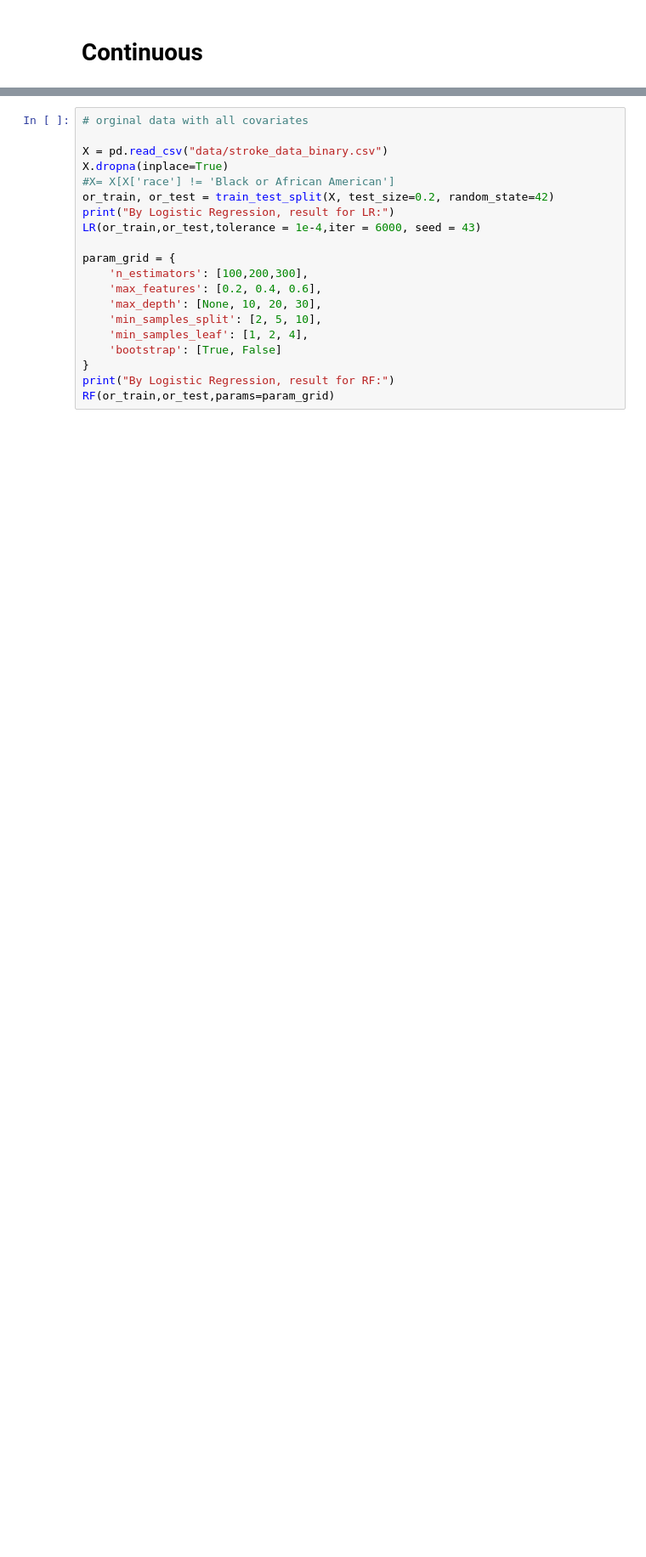
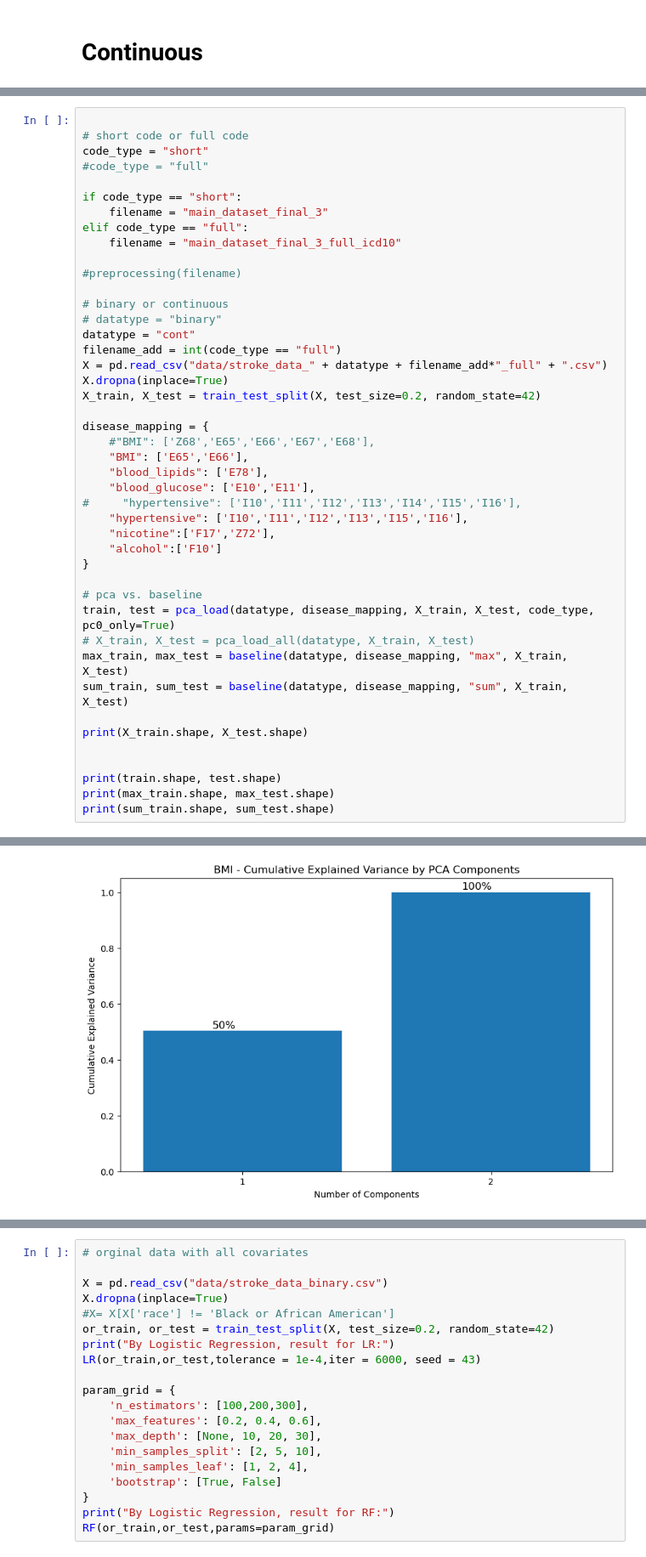
Before and after one commit to yangmeng96/sna, a Jupyter notebook: run_clf.ipynb, the cells around one changed output, grey strips where cells are left out. Shown at 85% size. Saved outputs shown, nothing was run; the diff lists cells and outputs as text; blank space fills up the shorter version.

```diff
--- a/run_clf.ipynb
+++ b/run_clf.ipynb
@@ -162,0 +174,45 @@ print(base_train.shape, base_test.shape)
+# %%
+
+# short code or full code
+code_type = "short"
+#code_type = "full"
+
+if code_type == "short":
+    filename = "main_dataset_final_3"
+elif code_type == "full":
+    filename = "main_dataset_final_3_full_icd10"
+
+#preprocessing(filename)
+
+# binary or continuous
+# datatype = "binary"
+datatype = "cont"
+filename_add = int(code_type == "full")
+X = pd.read_csv("data/stroke_data_" + datatype + filename_add*"_full" + ".csv")
+X.dropna(inplace=True)
+X_train, X_test = train_test_split(X, test_size=0.2, random_state=42)
+
+disease_mapping = {
+    #"BMI": ['Z68','E65','E66','E67','E68'],
+    "BMI": ['E65','E66'],
+    "blood_lipids": ['E78'],
+    "blood_glucose": ['E10','E11'],
+#     "hypertensive": ['I10','I11','I12','I13','I14','I15','I16'],
+    "hypertensive": ['I10','I11','I12','I13','I15','I16'],
+    "nicotine":['F17','Z72'],
+    "alcohol":['F10']
+}
+
+# pca vs. baseline
+train, test = pca_load(datatype, disease_mapping, X_train, X_test, code_type, pc0_only=True)
+# X_train, X_test = pca_load_all(datatype, X_train, X_test)
+max_train, max_test = baseline(datatype, disease_mapping, "max", X_train, X_test)
+sum_train, sum_test = baseline(datatype, disease_mapping, "sum", X_train, X_test)
+
+print(X_train.shape, X_test.shape)
+
+
+print(train.shape, test.shape)
+print(max_train.shape, max_test.shape)
+print(sum_train.shape, sum_test.shape)
+# %% [output]
@@ -162,0 +227 @@ print(base_train.shape, base_test.shape)
+[figure, added]
```
Also changed, not shown: parts of 7 cells of this notebook.
